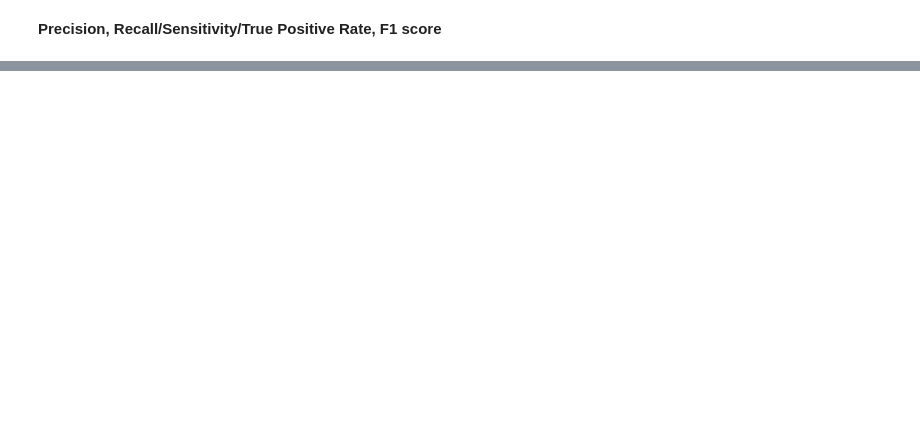
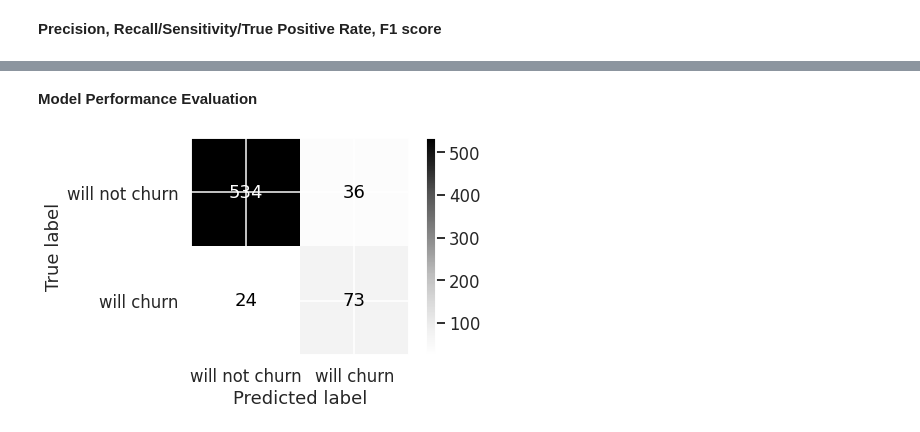
Before and after one commit to ahamedistiaque/Telecom_Churn_analysis, a Jupyter notebook: Telecom_churn.ipynb, the cells around one changed output, grey strips where cells are left out. Cells and saved outputs as stored; diff of their text form; code cells hidden in the pictures; blank space fills up the shorter version.

```diff
--- a/Telecom_churn.ipynb
+++ b/Telecom_churn.ipynb
@@ -423,0 +429,8 @@ f1_score =  0.13
+# %%
+model_DT = DecisionTreeClassifier()
+model_DT = model_DT.fit(X_train, y_train)
+# %%
+y_pred_DT = model_DT.predict(X_test)
+# %%
+y_test['DT']=y_pred_DT
+y_test
@@ -423,0 +464,11 @@ f1_score =  0.13
+# %% [markdown]
+**Model Performance Evaluation**
+# %%
+plot_confusion_matrix(model_DT,
+                      X_test,
+                      y_test["Churn"],
+                      display_labels = ["will not churn", "will churn"],
+                      cmap='Greys')
+plt.show()
+# %% [output]
+[figure, added]
```
Also changed, not shown: parts of 19 cells of this notebook.
